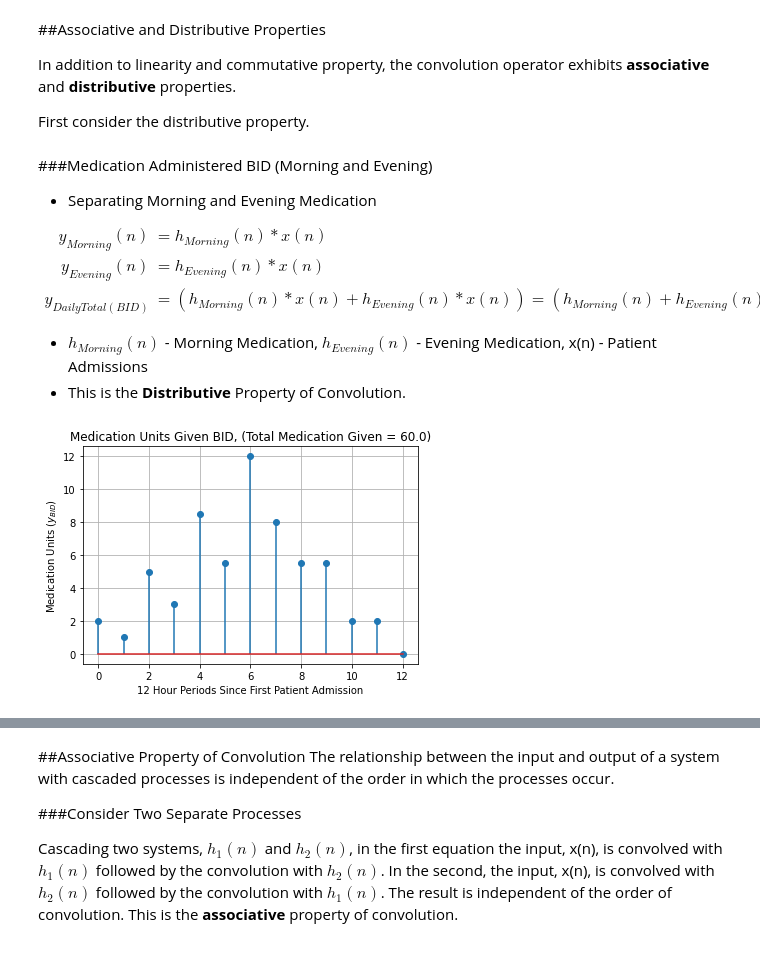
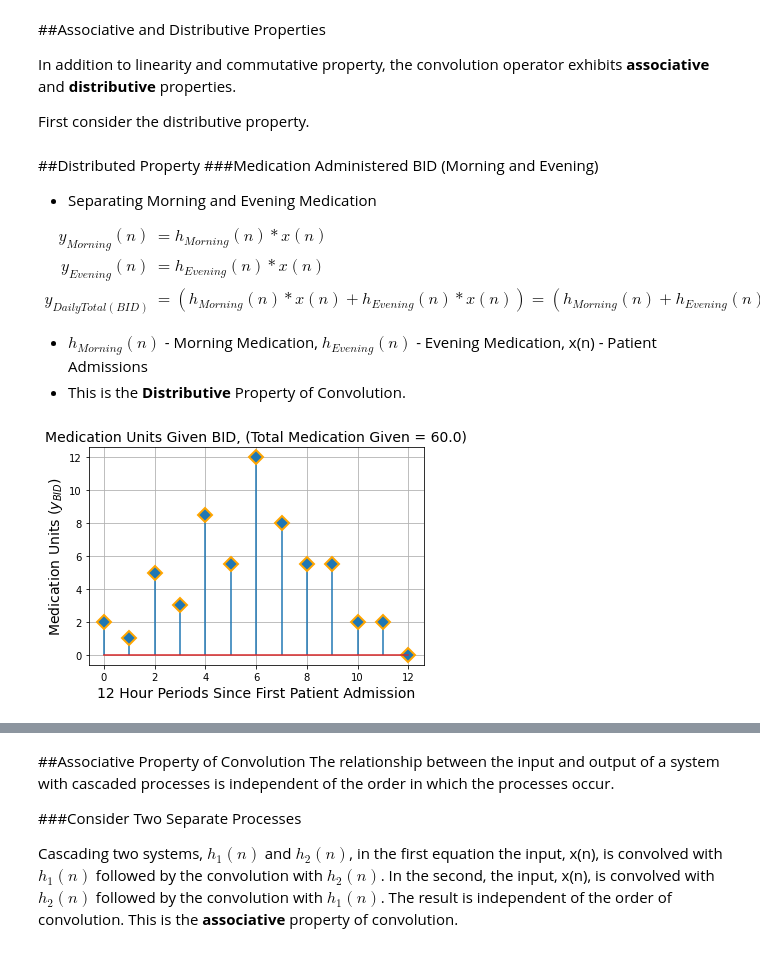
Before and after one commit to Domenikos/Digital_Convolution, a Jupyter notebook: Digital_Convolution.ipynb, the cells around one changed output, grey strips where cells are left out. Drawn from its saved outputs; the diff is of its cells as text; code cells hidden in the pictures.

```diff
--- a/Digital_Convolution.ipynb
+++ b/Digital_Convolution.ipynb
@@ -200,6 +224,7 @@ In addition to linearity and commutative property, the convolution operator exhi
 
 First consider the distributive property.
 # %% [markdown]
+##Distributed Property
 ###Medication Administered BID (Morning and Evening)
 * Separating Morning and Evening Medication
 
@@ -216,23 +241,25 @@ First consider the distributive property.
 # %%
 # Medication Administered Twice a Day
 #  h2d = [morning day 1, evening day 1, morning day 2, evening day 2, ... ]
 #  x2d = [morning admission day 1, evening admission day 1, ... ]
 #     patients admitted once a day
 h2d = [2, 1, 1, 1, 1/2, 1/2]     # Medication units administrated BID
 x2d = [1, 0, 2, 0, 3, 0, 4, 0]    # Patients admits on 12 hour intervals
 
 y2d = np.convolve(h2d,x2d)
 med_total = np.sum(y2d)
 n2d = np.array(range(0,len(y2d)))
 fig = plt.figure()
-plt.stem(n2d,y2d,use_line_collection=True)
+(markers, stemlines, baseline) = plt.stem(n2d,y2d,use_line_collection=True)
+plt.setp(markers, marker='D', markersize=10, markeredgecolor="orange", markeredgewidth=2)
 plt.grid()
-plt.xlabel('12 Hour Periods Since First Patient Admission')
-plt.ylabel('Medication Units ($y_{BID}$)')
-plt.title('Medication Units Given BID, (Total Medication Given = '+str(med_total)+')')
+plt.xlabel('12 Hour Periods Since First Patient Admission', fontsize = 14)
+plt.ylabel('Medication Units ($y_{BID}$)', fontsize = 14)
+plt.title('Medication Units Given BID, (Total Medication Given = '+str(med_total)+')',
+          fontsize = 14)
 plt.show()
 # %% [output]
-[figure, old version]
+[figure, new version]
 # %%
 # Separate Morning and Evening Medication
 h2dM = [2, 0, 1, 0, 1/2, 0]     # Medication units administrated Morning
```
Also changed, not shown: parts of 16 cells of this notebook.
